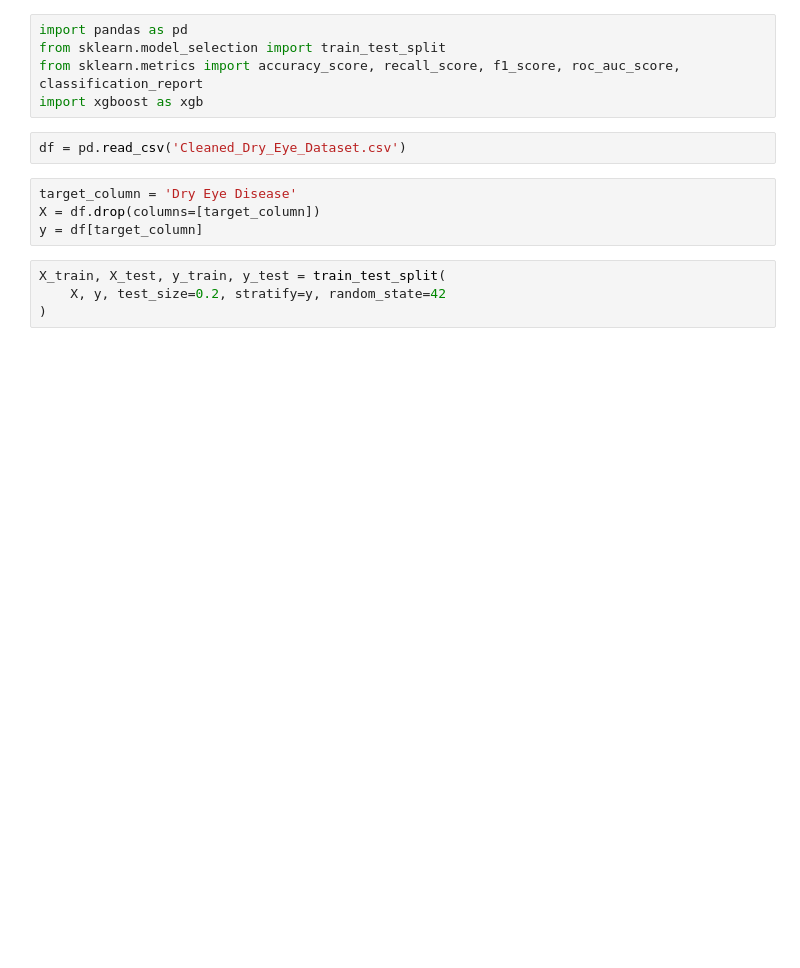
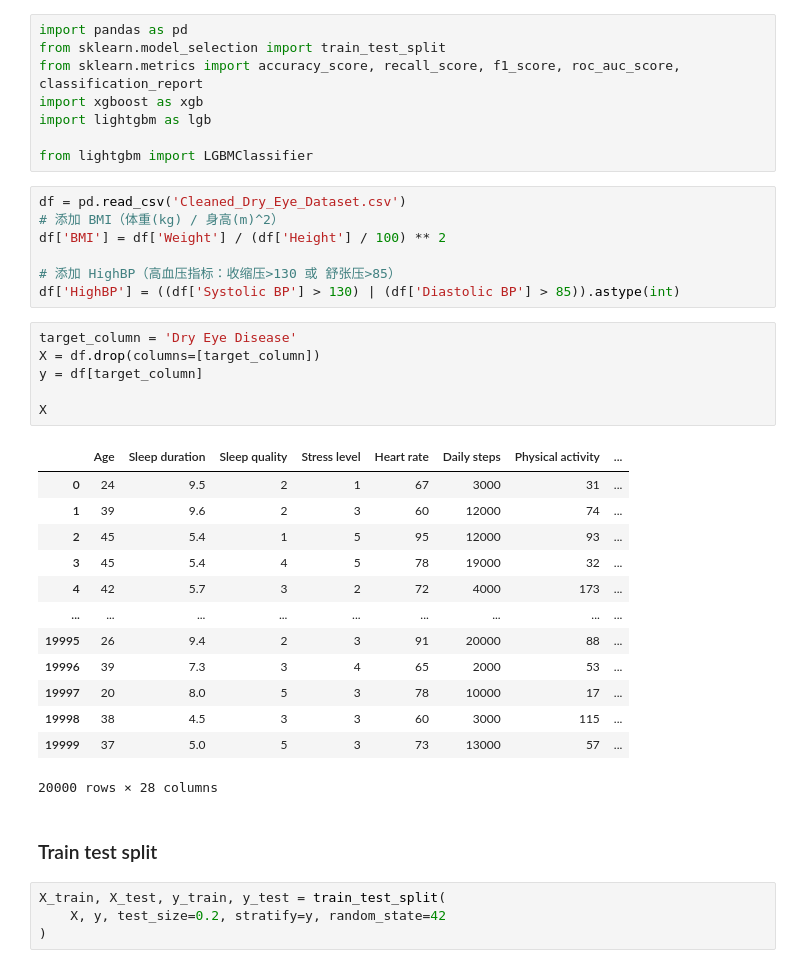
Before and after one commit to mihikasanghvi/Grp1_AML-Project, a Jupyter notebook: main.ipynb, the cells around one changed output. Drawn from its saved outputs; the diff is of its cells as text; blank space fills up the shorter version.

```diff
--- a/main.ipynb
+++ b/main.ipynb
@@ -3,12 +3,38 @@ import pandas as pd
 from sklearn.model_selection import train_test_split
 from sklearn.metrics import accuracy_score, recall_score, f1_score, roc_auc_score, classification_report
 import xgboost as xgb
+import lightgbm as lgb
+
+from lightgbm import LGBMClassifier
 # %%
 df = pd.read_csv('Cleaned_Dry_Eye_Dataset.csv')
+# 添加 BMI（体重(kg) / 身高(m)^2）
+df['BMI'] = df['Weight'] / (df['Height'] / 100) ** 2
+
+# 添加 HighBP（高血压指标：收缩压>130 或 舒张压>85）
+df['HighBP'] = ((df['Systolic BP'] > 130) | (df['Diastolic BP'] > 85)).astype(int)
 # %%
 target_column = 'Dry Eye Disease'
 X = df.drop(columns=[target_column])
 y = df[target_column]
+
+X
+# %% [output]
+|  | Age | Sleep duration | Sleep quality | Stress level | Heart rate | Daily steps | Physical activity | ... |
+| 0 | 24 | 9.5 | 2 | 1 | 67 | 3000 | 31 | ... |
+| 1 | 39 | 9.6 | 2 | 3 | 60 | 12000 | 74 | ... |
+| 2 | 45 | 5.4 | 1 | 5 | 95 | 12000 | 93 | ... |
+| 3 | 45 | 5.4 | 4 | 5 | 78 | 19000 | 32 | ... |
+| 4 | 42 | 5.7 | 3 | 2 | 72 | 4000 | 173 | ... |
+| ... | ... | ... | ... | ... | ... | ... | ... | ... |
+| 19995 | 26 | 9.4 | 2 | 3 | 91 | 20000 | 88 | ... |
+| 19996 | 39 | 7.3 | 3 | 4 | 65 | 2000 | 53 | ... |
+| 19997 | 20 | 8.0 | 5 | 3 | 78 | 10000 | 17 | ... |
+| 19998 | 38 | 4.5 | 3 | 3 | 60 | 3000 | 115 | ... |
+| 19999 | 37 | 5.0 | 5 | 3 | 73 | 13000 | 57 | ... |
+20000 rows × 28 columns
+# %% [markdown]
+### Train test split
 # %%
 X_train, X_test, y_train, y_test = train_test_split(
     X, y, test_size=0.2, stratify=y, random_state=42
```
Also changed, not shown: parts of 17 cells of this notebook, 1 other file.
